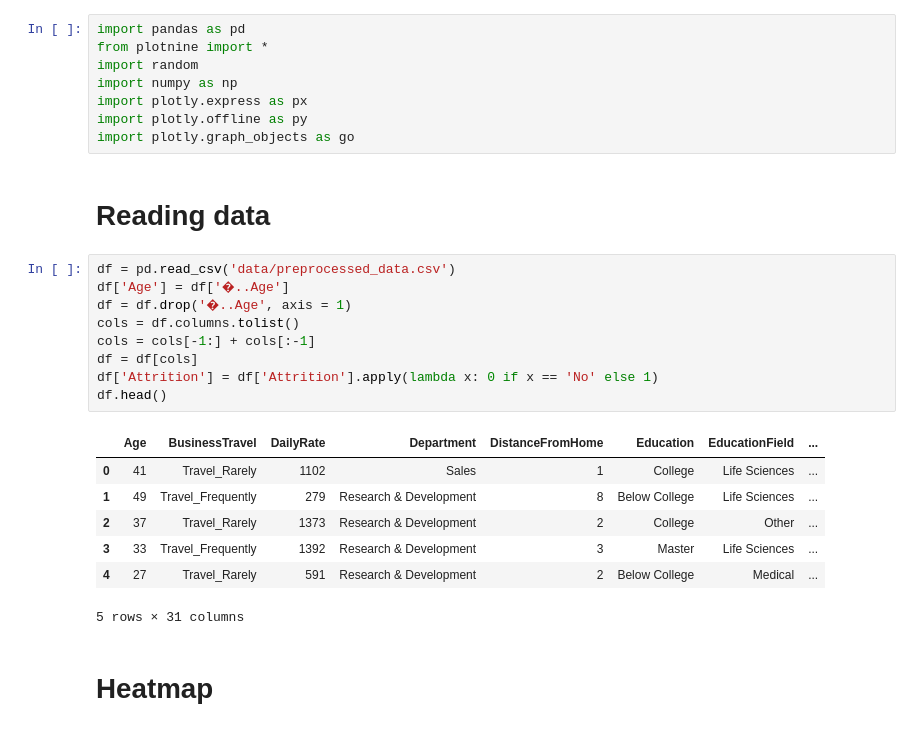
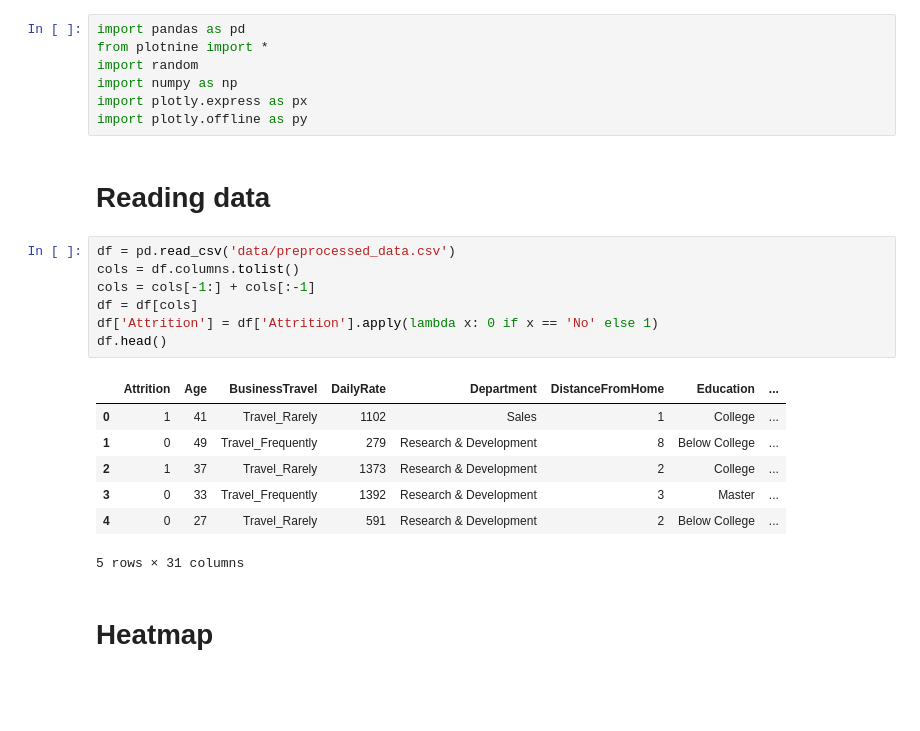
Before and after one commit to Lorakszak/ibm-employees-predictions, a Jupyter notebook: Ml - finnal.ipynb, the cells around one changed output. Drawn from its saved outputs; the diff is of its cells as text; blank space fills up the shorter version.

```diff
--- a/Ml - finnal.ipynb
+++ b/Ml - finnal.ipynb
@@ -5,25 +5,22 @@ import random
 import numpy as np
 import plotly.express as px
 import plotly.offline as py
-import plotly.graph_objects as go
 # %% [markdown]
 # Reading data
 # %%
 df = pd.read_csv('data/preprocessed_data.csv')
-df['Age'] = df['�..Age']
-df = df.drop('�..Age', axis = 1)
 cols = df.columns.tolist()
 cols = cols[-1:] + cols[:-1]
 df = df[cols]
 df['Attrition'] = df['Attrition'].apply(lambda x: 0 if x == 'No' else 1)
 df.head()
 # %% [output]
-|  | Age | BusinessTravel | DailyRate | Department | DistanceFromHome | Education | EducationField | ... |
-| 0 | 41 | Travel_Rarely | 1102 | Sales | 1 | College | Life Sciences | ... |
-| 1 | 49 | Travel_Frequently | 279 | Research & Development | 8 | Below College | Life Sciences | ... |
-| 2 | 37 | Travel_Rarely | 1373 | Research & Development | 2 | College | Other | ... |
-| 3 | 33 | Travel_Frequently | 1392 | Research & Development | 3 | Master | Life Sciences | ... |
-| 4 | 27 | Travel_Rarely | 591 | Research & Development | 2 | Below College | Medical | ... |
+|  | Attrition | Age | BusinessTravel | DailyRate | Department | DistanceFromHome | Education | ... |
+| 0 | 1 | 41 | Travel_Rarely | 1102 | Sales | 1 | College | ... |
+| 1 | 0 | 49 | Travel_Frequently | 279 | Research & Development | 8 | Below College | ... |
+| 2 | 1 | 37 | Travel_Rarely | 1373 | Research & Development | 2 | College | ... |
+| 3 | 0 | 33 | Travel_Frequently | 1392 | Research & Development | 3 | Master | ... |
+| 4 | 0 | 27 | Travel_Rarely | 591 | Research & Development | 2 | Below College | ... |
 5 rows × 31 columns
 # %% [markdown]
 # Heatmap
```
Also changed, not shown: parts of 13 cells of this notebook, 18 other files.
